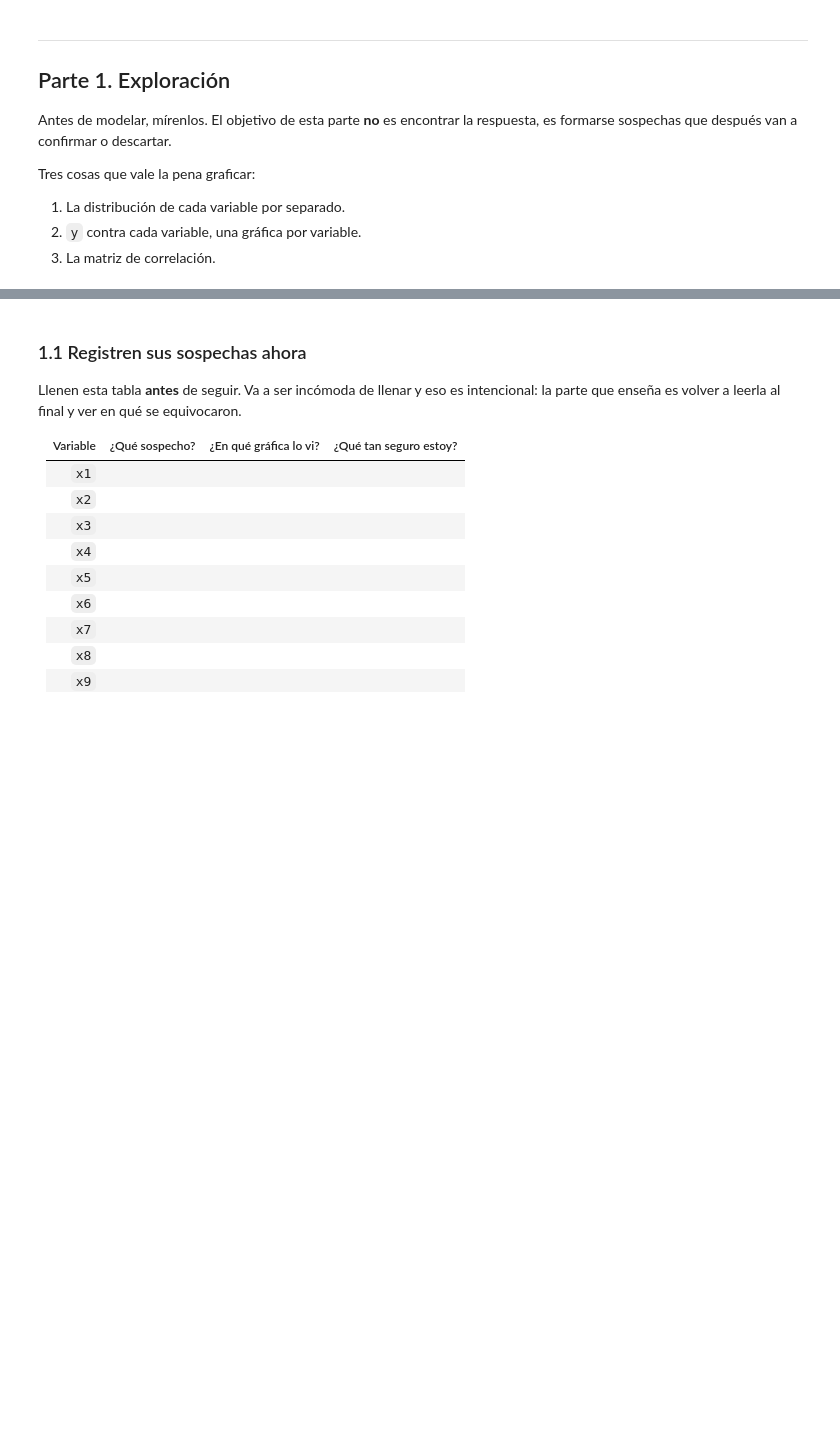
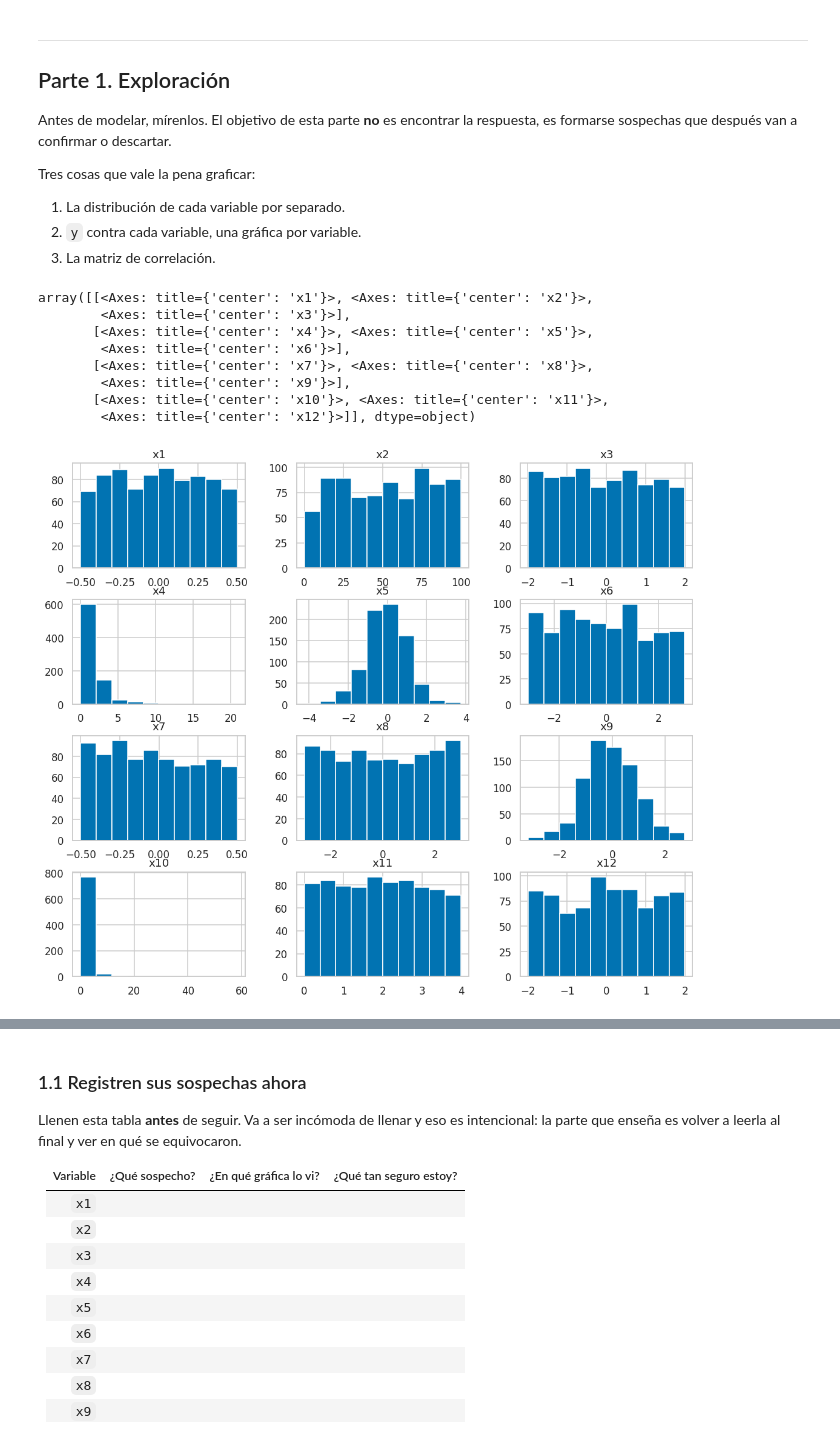
Before and after one commit to nasaul/mineria_datos, a Jupyter notebook: tareas/tarea_01_aproximacion_funcion.ipynb, the cells around one changed output, grey strips where cells are left out. Drawn from its saved outputs; the diff is of its cells as text; code cells hidden in the pictures; blank space fills up the shorter version.

```diff
--- a/tareas/tarea_01_aproximacion_funcion.ipynb
+++ b/tareas/tarea_01_aproximacion_funcion.ipynb
@@ -86,7 +86,7 @@ plt.rcParams["figure.dpi"] = 110
 SEMILLA = 42
 # %%
 # TODO: pongan su clave única del ITAM (con o sin ceros a la izquierda, da lo mismo)
-CLAVE_UNICA = ""
+CLAVE_UNICA = "206300"
 
 # De la clave sale el nombre de su carpeta. No lo cambien a mano.
 _clave = "".join(c for c in CLAVE_UNICA if c.isdigit()).zfill(9)
@@ -163,4 +192,14 @@ Tres cosas que vale la pena graficar:
 3. La matriz de correlación.
 # %%
 # TODO: distribución de cada una de las 12 variables.
-# Pista de método: `train[VARIABLES].hist(...)` hace las 12 de un golpe.
+train[VARIABLES].hist(figsize=(12, 10))
+# %% [output]
+array([[<Axes: title={'center': 'x1'}>, <Axes: title={'center': 'x2'}>,
+        <Axes: title={'center': 'x3'}>],
+       [<Axes: title={'center': 'x4'}>, <Axes: title={'center': 'x5'}>,
+        <Axes: title={'center': 'x6'}>],
+       [<Axes: title={'center': 'x7'}>, <Axes: title={'center': 'x8'}>,
+        <Axes: title={'center': 'x9'}>],
+       [<Axes: title={'center': 'x10'}>, <Axes: title={'center': 'x11'}>,
+        <Axes: title={'center': 'x12'}>]], dtype=object)
+[figure, added]
```
Also changed, not shown: parts of 29 cells of this notebook.
